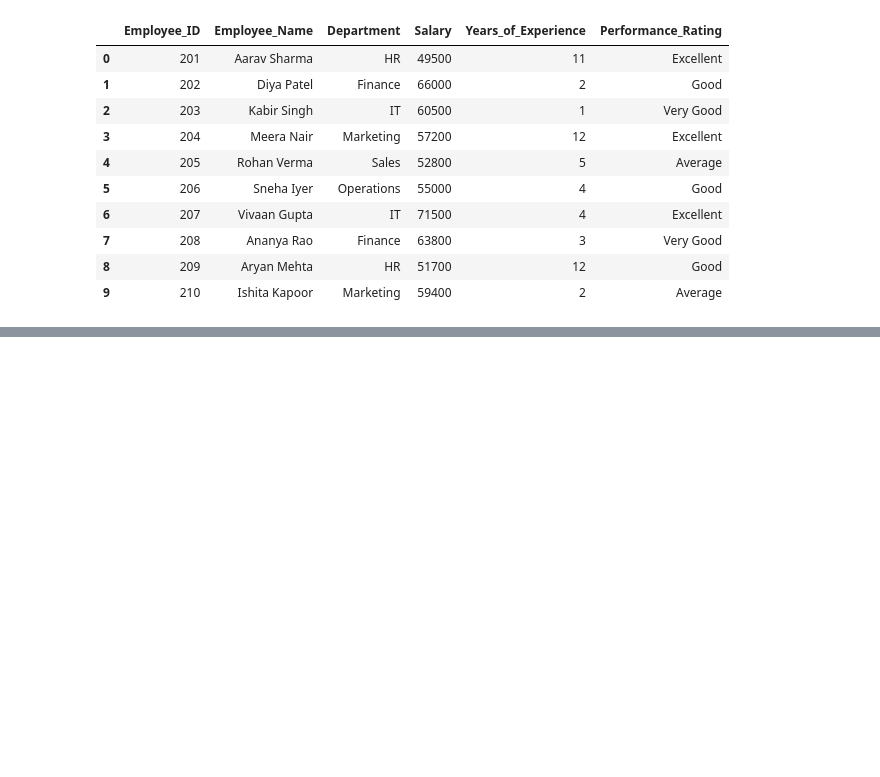
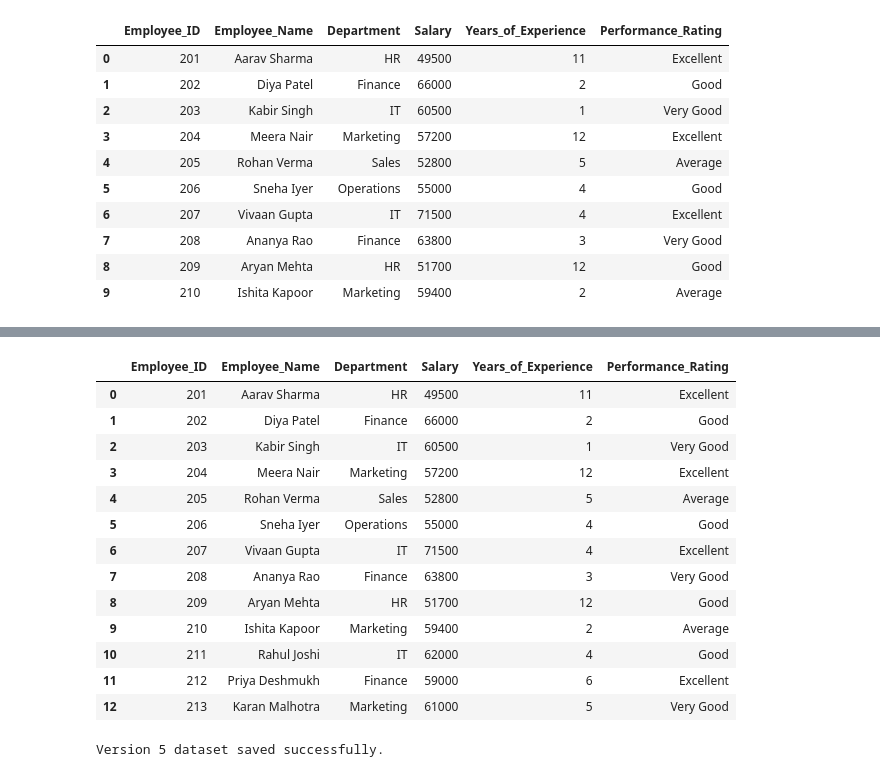
Before and after one commit to Nitish-0710/mlops-assignments, a Jupyter notebook: Assignment-1-Employee/notebooks/Assignment1.ipynb, the cells around one changed output, grey strips where cells are left out. Cells and saved outputs as stored; diff of their text form; code cells hidden in the pictures; blank space fills up the shorter version.

Commit message:
Version 5: Added new employee records

```diff
--- a/Assignment-1-Employee/notebooks/Assignment1.ipynb
+++ b/Assignment-1-Employee/notebooks/Assignment1.ipynb
@@ -204,0 +216,52 @@ df_loaded
+# %%
+new_employees = pd.DataFrame({
+    "Employee_ID": [211, 212, 213],
+    "Employee_Name": [
+        "Rahul Joshi",
+        "Priya Deshmukh",
+        "Karan Malhotra"
+    ],
+    "Department": [
+        "IT",
+        "Finance",
+        "Marketing"
+    ],
+    "Salary": [
+        62000,
+        59000,
+        61000
+    ],
+    "Years_of_Experience": [
+        4,
+        6,
+        5
+    ],
+    "Performance_Rating": [
+        "Good",
+        "Excellent",
+        "Very Good"
+    ]
+})
+
+df = pd.concat([df, new_employees], ignore_index=True)
+df
+# %% [output]
+|  | Employee_ID | Employee_Name | Department | Salary | Years_of_Experience | Performance_Rating |
+| 0 | 201 | Aarav Sharma | HR | 49500 | 11 | Excellent |
+| 1 | 202 | Diya Patel | Finance | 66000 | 2 | Good |
+| 2 | 203 | Kabir Singh | IT | 60500 | 1 | Very Good |
+| 3 | 204 | Meera Nair | Marketing | 57200 | 12 | Excellent |
+| 4 | 205 | Rohan Verma | Sales | 52800 | 5 | Average |
+| 5 | 206 | Sneha Iyer | Operations | 55000 | 4 | Good |
+| 6 | 207 | Vivaan Gupta | IT | 71500 | 4 | Excellent |
+| 7 | 208 | Ananya Rao | Finance | 63800 | 3 | Very Good |
+| 8 | 209 | Aryan Mehta | HR | 51700 | 12 | Good |
+| 9 | 210 | Ishita Kapoor | Marketing | 59400 | 2 | Average |
+| 10 | 211 | Rahul Joshi | IT | 62000 | 4 | Good |
+| 11 | 212 | Priya Deshmukh | Finance | 59000 | 6 | Excellent |
+| 12 | 213 | Karan Malhotra | Marketing | 61000 | 5 | Very Good |
+# %%
+df.to_csv("../data/employees.csv", index=False)
+print("Version 5 dataset saved successfully.")
+# %% [output]
+Version 5 dataset saved successfully.
```
Also changed, not shown: parts of 2 cells of this notebook, 1 other file.
